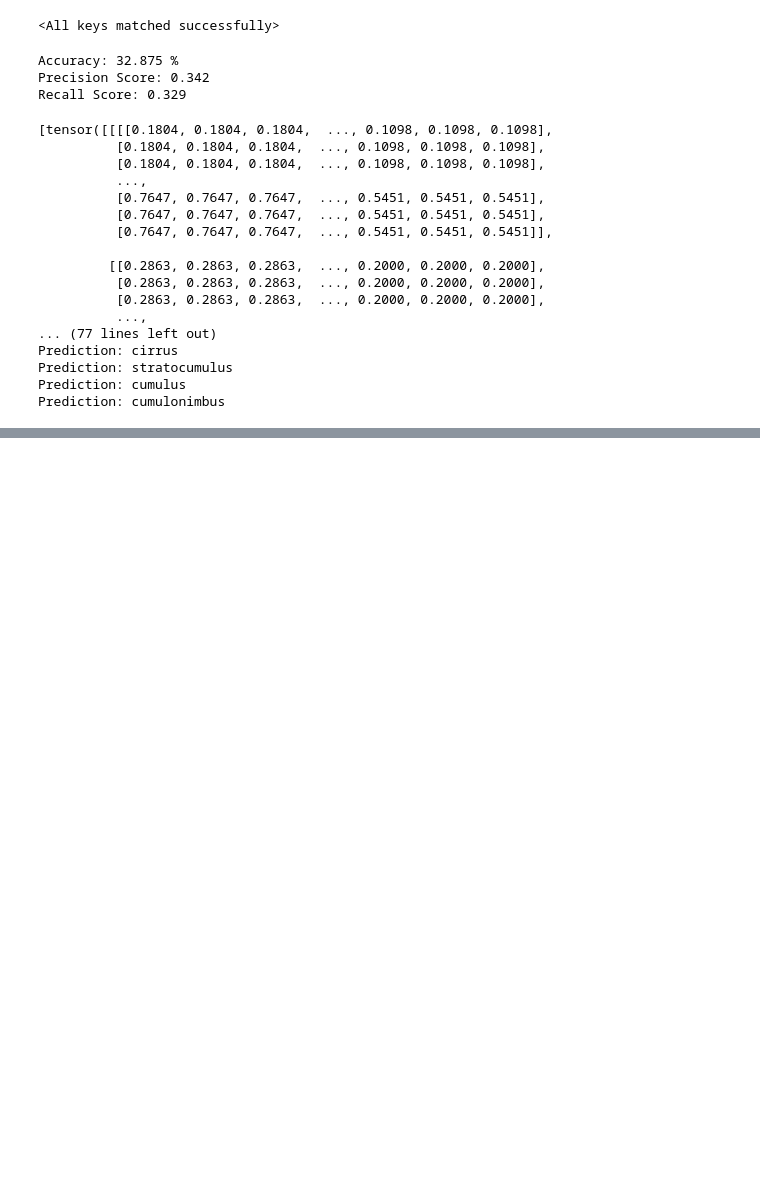
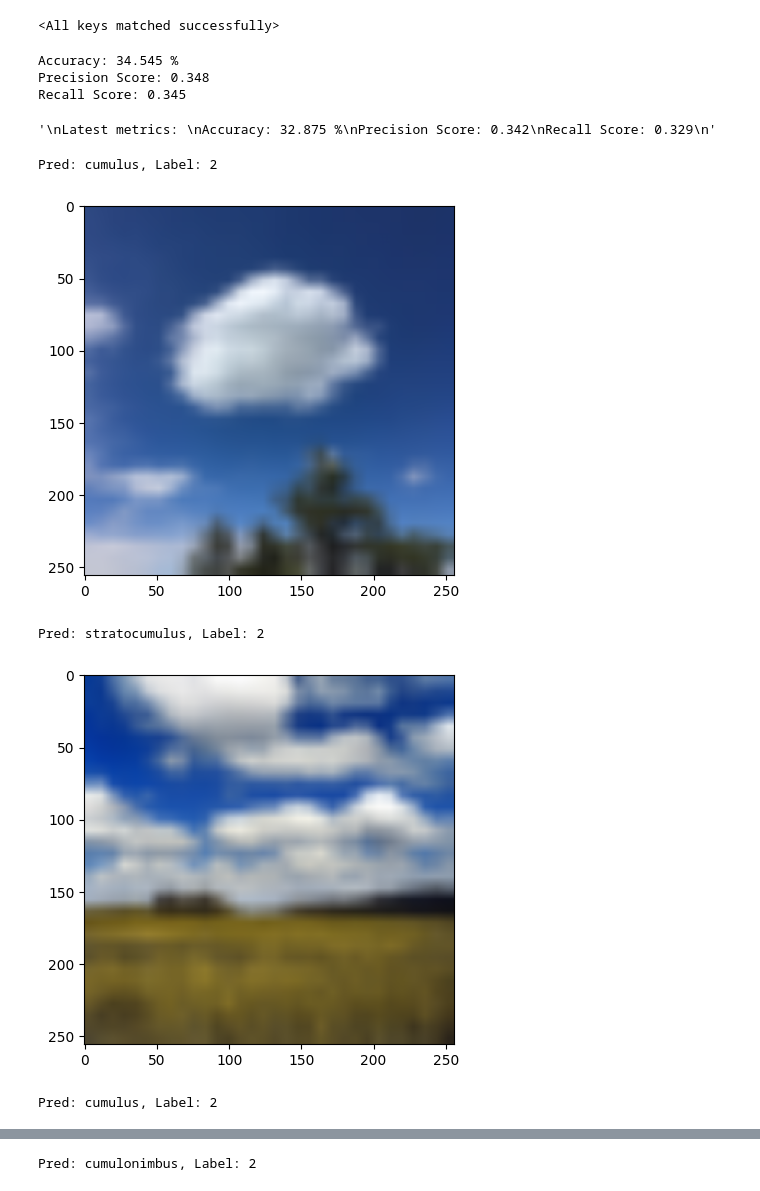
Before and after one commit to ThomasM31/KulingNet, a Jupyter notebook: KulingNet1.0.ipynb, the cells around one changed output, grey strips where cells are left out. Drawn from its saved outputs; the diff is of its cells as text; code cells hidden in the pictures; blank space fills up the shorter version.

Commit message:
Changed Conv2D metrics, some plotting

```diff
--- a/KulingNet1.0.ipynb
+++ b/KulingNet1.0.ipynb
@@ -106,9 +109,9 @@ class_names = ["altocumulus", "altostratus", "cumulonimbus", "cirrocumulus",
 # Train, test split
 train_data, test_data = torch.utils.data.random_split(full_dataset,[0.8,0.2])
 
-train_loader = torch.utils.data.DataLoader(train_data, batch_size=32, shuffle=True)
+train_loader = torch.utils.data.DataLoader(train_data, batch_size=32, shuffle=True, num_workers=2)
 # No shuffling since no training is done, randomness not needed
-test_loader = torch.utils.data.DataLoader(train_data, batch_size=32, shuffle=False)
+test_loader = torch.utils.data.DataLoader(train_data, batch_size=32, shuffle=False, num_workers=2)
 
 full_dataset.class_to_idx
 # %% [output]
@@ -141,5 +144,5 @@ Cloud type: stratocumulus, label: 9
 # %%
-Image("2D-CNN-layer-calculation.png")
+showIMG("2D-CNN-layer-calculation.png")
 
 class KulingNet(nn.Module):
     # Create base nn-architecture
@@ -148,16 +151,16 @@ class KulingNet(nn.Module):
         self.name = "KulingNet"
         # 5x5 kernel moves across images, creates feature maps
         # out_channels double after each pooling
-        self.conv1 = nn.Conv2d(3, 16, kernel_size=5, padding=1)
-        self.conv2 = nn.Conv2d(16, 32, kernel_size=5, padding=1)
-        self.conv3 = nn.Conv2d(32, 64, kernel_size=5, padding=1)
+        self.conv1 = nn.Conv2d(3, 32, kernel_size=5, padding=1)
+        self.conv2 = nn.Conv2d(32, 64, kernel_size=5, padding=1)
+        self.conv3 = nn.Conv2d(64, 128, kernel_size=5, padding=1)
 
         # Pools together 2x2 pixels to single pixel (extracts important features)
         self.pool = nn.MaxPool2d(kernel_size=2)
 
         # "Dense" layers, neurons have to be compatible, but chosen freely
         # 50 because pooling 2x2 three times 400 -> 50
-        self.fc1 = nn.Linear(64*30*30, 120)
+        self.fc1 = nn.Linear(128*30*30, 120)
         self.fc2 = nn.Linear(120, 84)
         self.fc3 = nn.Linear(84,11)
 
@@ -248,59 +266,58 @@ print(f"Accuracy: {accuracy:.3f} %",
     f"Recall Score: {rec_score:.3f}",
     sep="\n"
 )
+
+"""
+Latest metrics:
+Accuracy: 34.545 %
+Precision Score: 0.348
+Recall Score: 0.345
+"""
 # %% [output]
-Accuracy: 32.875 %
-Precision Score: 0.342
-Recall Score: 0.329
+Accuracy: 34.545 %
+Precision Score: 0.348
+Recall Score: 0.345
+'\nLatest metrics: \nAccuracy: 32.875 %\nPrecision Score: 0.342\nRecall Score: 0.329\n'
 # %%
 # Transform test images with different format
 new_transform = transforms.Compose([
     transforms.Resize((32,32)),
     transforms.ToTensor(),
     #transforms.Normalize((0.5,0.5,0.5), (0.5,0.5,0.5))
     transforms.Resize(256),
 ])
 
 def load_image(path):
     image = Image.open(path)
     image = new_transform(image)
     # Add batch dimension
     image = image.unsqueeze(0)
     return image
 
 test_images_file_path = os.path.join(base_dir, "Testing_Images")
 test_images_list = os.listdir(test_images_file_path)
 
 img = Image.open(test_images_file_path + '\\Cu_1.jpg')
 #plt.imshow(img)
 #plt.show()
 
 images = [load_image(test_images_file_path + "\\" + img) for img in test_images_list]
-print(images)
+#print(images)
 
 # Set to evaluation mode
 net.eval()
 # No gradient descent, as no training occurs
 with torch.no_grad():
     for image in images:
         output = net(image)
         _, predicted = torch.max(output,1)
-        print(f"Prediction: {class_names[predicted.item()]}")
+        print(f"Pred: {class_names[predicted.item()]}, Label: {2}")
+        image = image.squeeze().permute(1, 2, 0)
+        plt.imshow(image)
+        plt.show()
 # %% [output]
-[tensor([[[[0.1804, 0.1804, 0.1804,  ..., 0.1098, 0.1098, 0.1098],
-          [0.1804, 0.1804, 0.1804,  ..., 0.1098, 0.1098, 0.1098],
-          [0.1804, 0.1804, 0.1804,  ..., 0.1098, 0.1098, 0.1098],
-          ...,
-          [0.7647, 0.7647, 0.7647,  ..., 0.5451, 0.5451, 0.5451],
-          [0.7647, 0.7647, 0.7647,  ..., 0.5451, 0.5451, 0.5451],
-          [0.7647, 0.7647, 0.7647,  ..., 0.5451, 0.5451, 0.5451]],
-
-         [[0.2863, 0.2863, 0.2863,  ..., 0.2000, 0.2000, 0.2000],
-          [0.2863, 0.2863, 0.2863,  ..., 0.2000, 0.2000, 0.2000],
-          [0.2863, 0.2863, 0.2863,  ..., 0.2000, 0.2000, 0.2000],
-          ...,
-... (77 lines left out)
-Prediction: cirrus
-Prediction: stratocumulus
-Prediction: cumulus
-Prediction: cumulonimbus
+Pred: cumulus, Label: 2
+[figure, added]
+Pred: stratocumulus, Label: 2
+[figure, added]
+Pred: cumulus, Label: 2
@@ -306,0 +325 @@ Prediction: cumulonimbus
+Pred: cumulonimbus, Label: 2
```
Also changed, not shown: parts of 5 cells of this notebook, 1 other file.
